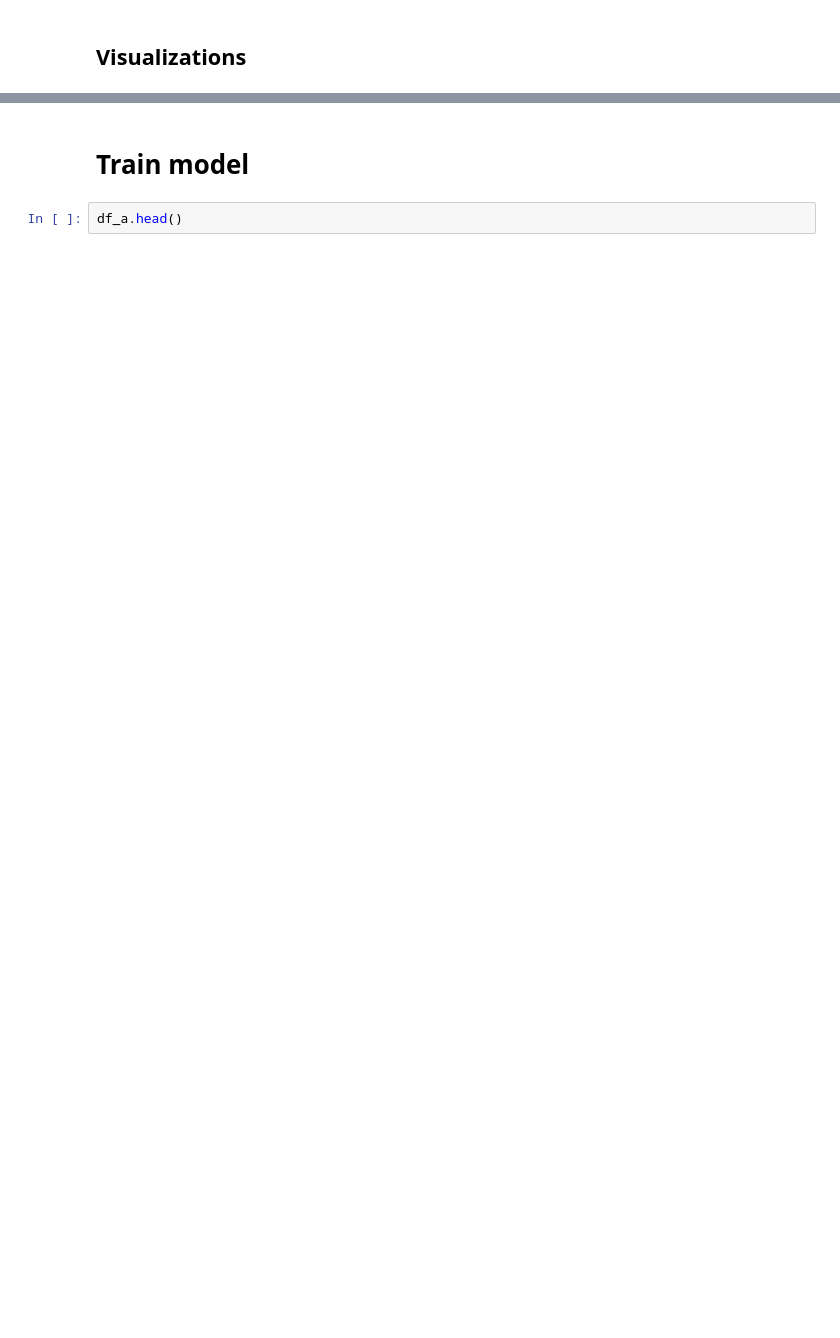
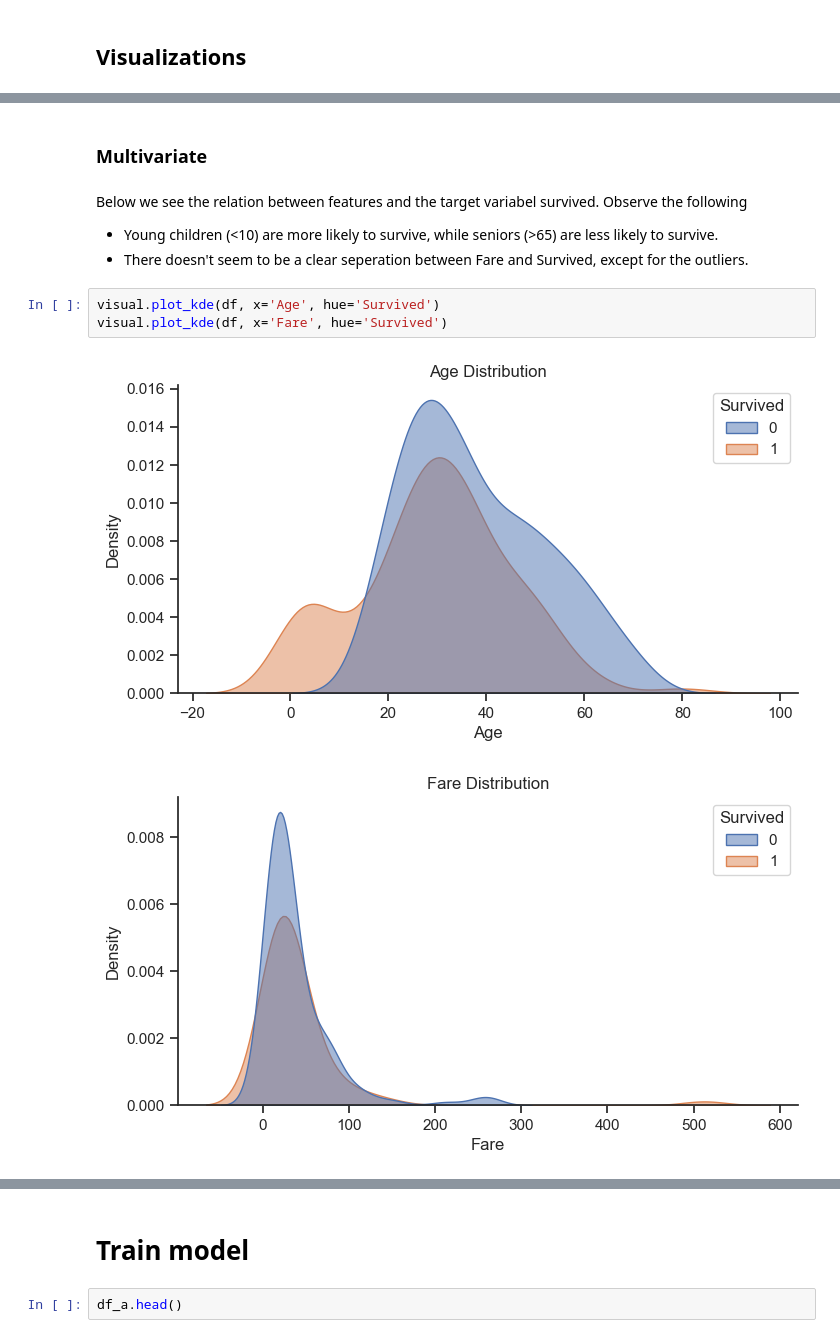
Before and after one commit to daanknoors/fl_titanic, a Jupyter notebook: notebooks/000_exploratory_data_analysis.ipynb, the cells around one changed output, grey strips where cells are left out. Cells and saved outputs as stored; diff of their text form; blank space fills up the shorter version.

```diff
--- a/notebooks/000_exploratory_data_analysis.ipynb
+++ b/notebooks/000_exploratory_data_analysis.ipynb
@@ -95,0 +137,12 @@ visual.plot_distributions(df_a, column_names=features, sort_index=True, normaliz
+# %% [markdown]
+### Multivariate
+# %% [markdown]
+Below we see the relation between features and the target variabel survived. Observe the following
+- Young children (<10) are more likely to survive, while seniors (>65) are less likely to survive.
+- There doesn't seem to be a clear seperation between Fare and Survived, except for the outliers.
+# %%
+visual.plot_kde(df, x='Age', hue='Survived')
+visual.plot_kde(df, x='Fare', hue='Survived')
+# %% [output]
+[figure, added]
+[figure, added]
```
Also changed, not shown: parts of 12 cells of this notebook, 8 other files.
